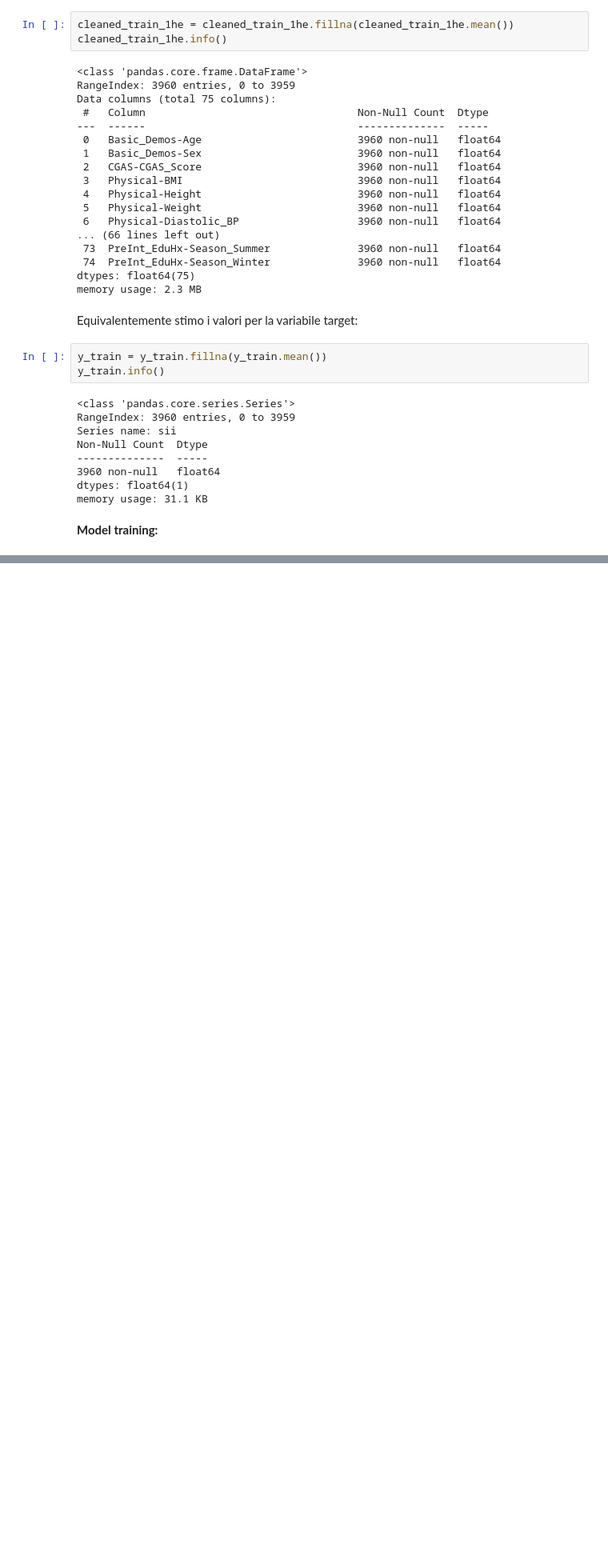
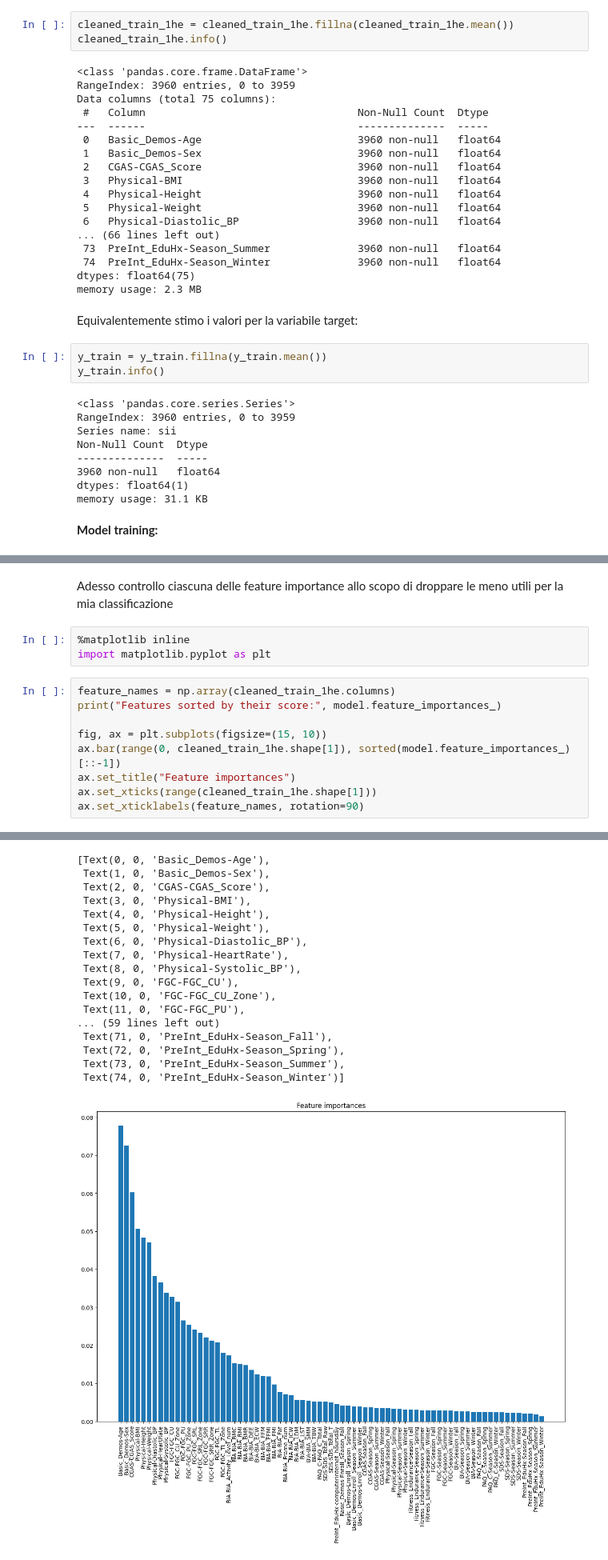
Before and after one commit to Assz2/DWM, a Jupyter notebook: first_model_v1.ipynb, the cells around one changed output, grey strips where cells are left out. Shown at 80% size. Drawn from its saved outputs; the diff is of its cells as text; blank space fills up the shorter version.

```diff
--- a/first_model_v1.ipynb
+++ b/first_model_v1.ipynb
@@ -268,0 +276,15 @@ RandomForestRegressor()
+# %% [markdown]
+Adesso controllo ciascuna delle feature importance allo scopo di droppare le meno utili per la mia classificazione
+# %%
+%matplotlib inline
+import matplotlib.pyplot as plt
+# %%
+feature_names = np.array(cleaned_train_1he.columns)
+print("Features sorted by their score:", model.feature_importances_)
+
+fig, ax = plt.subplots(figsize=(15, 10))
+ax.bar(range(0, cleaned_train_1he.shape[1]), sorted(model.feature_importances_)[::-1])
+ax.set_title("Feature importances")
+ax.set_xticks(range(cleaned_train_1he.shape[1]))
+ax.set_xticklabels(feature_names, rotation=90)
+# %% [output]
@@ -268,0 +304,18 @@ RandomForestRegressor()
+[Text(0, 0, 'Basic_Demos-Age'),
+ Text(1, 0, 'Basic_Demos-Sex'),
+ Text(2, 0, 'CGAS-CGAS_Score'),
+ Text(3, 0, 'Physical-BMI'),
+ Text(4, 0, 'Physical-Height'),
+ Text(5, 0, 'Physical-Weight'),
+ Text(6, 0, 'Physical-Diastolic_BP'),
+ Text(7, 0, 'Physical-HeartRate'),
+ Text(8, 0, 'Physical-Systolic_BP'),
+ Text(9, 0, 'FGC-FGC_CU'),
+ Text(10, 0, 'FGC-FGC_CU_Zone'),
+ Text(11, 0, 'FGC-FGC_PU'),
+... (59 lines left out)
+ Text(71, 0, 'PreInt_EduHx-Season_Fall'),
+ Text(72, 0, 'PreInt_EduHx-Season_Spring'),
+ Text(73, 0, 'PreInt_EduHx-Season_Summer'),
+ Text(74, 0, 'PreInt_EduHx-Season_Winter')]
+[figure, added]
```
Also changed, not shown: parts of 5 cells of this notebook.
